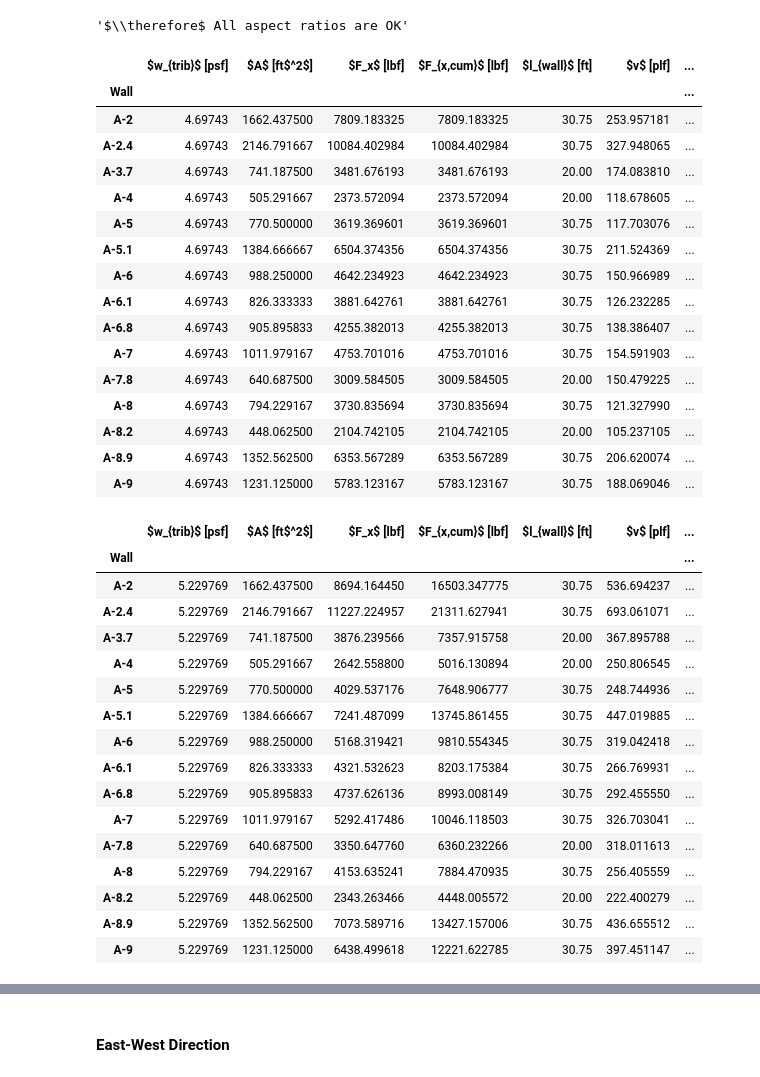
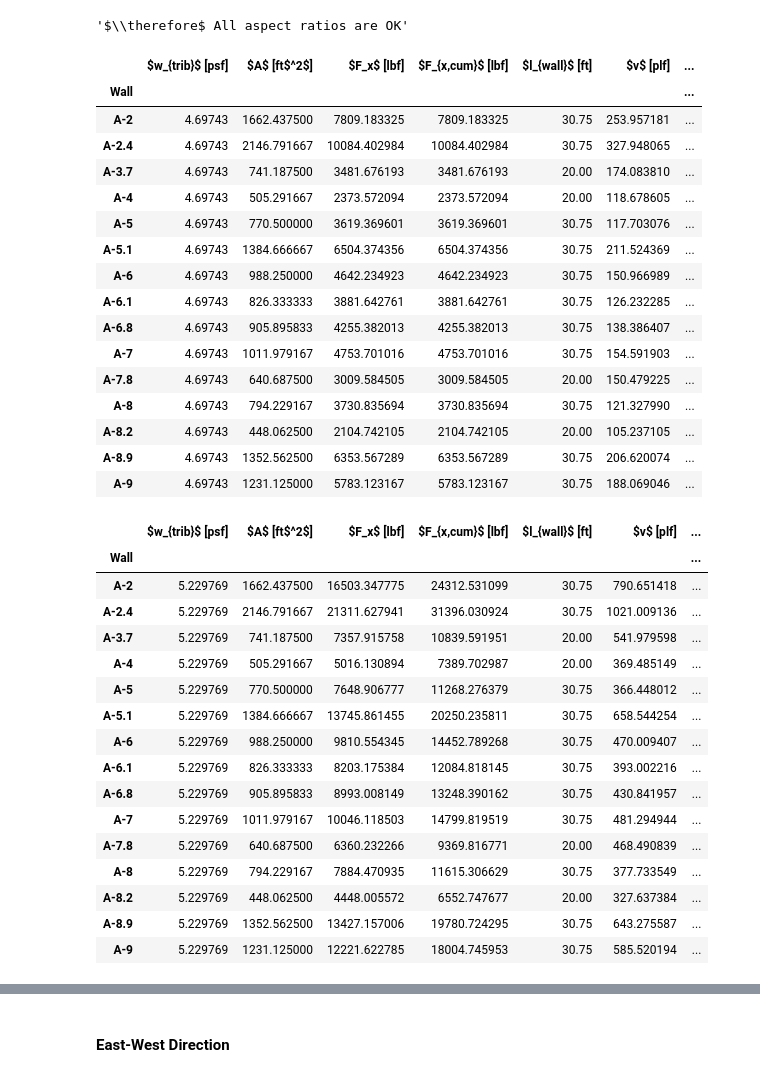
Before and after one commit to kpff-andy-sazima/Beaverton-Creek, a Jupyter notebook: building_a_seismic.ipynb, the cells around one changed output, grey strips where cells are left out. Cells and saved outputs as stored; diff of their text form; code cells hidden in the pictures.

```diff
--- a/building_a_seismic.ipynb
+++ b/building_a_seismic.ipynb
@@ -856,8 +883,8 @@ else:
 # %% [output]
 '$\\therefore$ All aspect ratios are OK'
 # %%
-flexible_ns[["adjusted shear capacity", "nail spacing", "shear stiffness", "shear dcr"]] = get_sheathing_properties(
-    flexible_ns[["adjusted shear demand", "sheathed sides"]], sheathing=sheathing
+flexible_ns[["adjusted unit shear capacity", "nail spacing", "shear stiffness", "shear dcr"]] = (
+    get_sheathing_properties(flexible_ns[["adjusted unit shear demand", "sheathed sides"]], sheathing=sheathing)
 )
 
 shear_dcr_check_value = 1
@@ -867,26 +894,29 @@ if (flexible_ns["shear dcr"] > shear_dcr_check_value).any():
     flexible_ns.loc[flexible_ns["shear dcr"] > shear_dcr_check_value, "sheathed sides"] = 2
     flexible_ns.loc[
         flexible_ns["shear dcr"] > shear_dcr_check_value,
-        ["adjusted shear capacity", "nail spacing", "shear stiffness", "shear dcr"],
+        ["adjusted unit shear capacity", "nail spacing", "shear stiffness", "shear dcr"],
     ] = get_sheathing_properties(
-        flexible_ns.loc[flexible_ns["shear dcr"] > shear_dcr_check_value, ["adjusted shear demand", "sheathed sides"]],
+        flexible_ns.loc[
+            flexible_ns["shear dcr"] > shear_dcr_check_value, ["adjusted unit shear demand", "sheathed sides"]
+        ],
         sheathing=sheathing,
     )
 # %%
 # Update dataframe
-flexible = flexible.reindex(columns=flexible_ns.columns)
-flexible.update(flexible_ns)
+# flexible = flexible.reindex(columns=flexible_ns.columns)
+# # flexible
+# flexible.update(flexible_ns)
 # %%
 # Rename columns for display with LaTeX formatting for units and subscripts/superscripts
 column_name_map = {
     "tributary weight": "$w_{trib}$ [psf]",
     "tributary area": "$A$ [ft$^2$]",
-    "floor shear": "$F_x$ [lbf]",
-    "cumulative shear": "$F_{x,cum}$ [lbf]",
+    "shear demand": "$F_x$ [lbf]",
+    "cumulative shear demand": "$F_{x,cum}$ [lbf]",
     "wall length": "$l_{wall}$ [ft]",
-    "unit shear": "$v$ [plf]",
-    "adjusted shear demand": "$0.7 v$ [lbf]",
-    "adjusted shear capacity": "$v_{cap}$ [plf]",
+    "unit shear demand": "$v$ [plf]",
+    "adjusted unit shear demand": "$0.7 v$ [lbf]",
+    "adjusted unit shear capacity": "$v_{cap}$ [plf]",
     "sheathed sides": "sides",
     "nail spacing": "$s_{nail}$ [in]",
 }
@@ -909,7 +939,7 @@ display_table(
     column_names_filter_and_map=column_name_map,
     position_float="centering",
     caption="Shear wall forces NS - Roof",
-    label=f"tab:shear_wall_forces_roof_ns",
+    label="tab:shear_wall_forces_roof_ns",
 )
 display_table(
     dataframe=flexible_ns,
@@ -917,7 +947,7 @@ display_table(
     column_names_filter_and_map=column_name_map,
     position_float="centering",
     caption="Shear wall forces NS - Level 4",
-    label=f"tab:shear_wall_forces_level4_ns",
+    label="tab:shear_wall_forces_level4_ns",
 )
 display_table(
     dataframe=flexible_ns,
@@ -925,50 +955,50 @@ display_table(
     column_names_filter_and_map=column_name_map,
     position_float="centering",
     caption="Shear wall forces NS - Level 3",
-    label=f"tab:shear_wall_forces_level3_ns",
+    label="tab:shear_wall_forces_level3_ns",
 )
 display_table(
     dataframe=flexible_ns,
     levels="Level 2",
     column_names_filter_and_map=column_name_map,
     position_float="centering",
     caption="Shear wall forces NS - Level 2",
-    label=f"tab:shear_wall_forces_level2_ns",
+    label="tab:shear_wall_forces_level2_ns",
 )
 # %% [output]
 |  | $w_{trib}$ [psf] | $A$ [ft$^2$] | $F_x$ [lbf] | $F_{x,cum}$ [lbf] | $l_{wall}$ [ft] | $v$ [plf] | ... |
 | Wall |  |  |  |  |  |  | ... |
 | A-2 | 4.69743 | 1662.437500 | 7809.183325 | 7809.183325 | 30.75 | 253.957181 | ... |
 | A-2.4 | 4.69743 | 2146.791667 | 10084.402984 | 10084.402984 | 30.75 | 327.948065 | ... |
 | A-3.7 | 4.69743 | 741.187500 | 3481.676193 | 3481.676193 | 20.00 | 174.083810 | ... |
 | A-4 | 4.69743 | 505.291667 | 2373.572094 | 2373.572094 | 20.00 | 118.678605 | ... |
 | A-5 | 4.69743 | 770.500000 | 3619.369601 | 3619.369601 | 30.75 | 117.703076 | ... |
 | A-5.1 | 4.69743 | 1384.666667 | 6504.374356 | 6504.374356 | 30.75 | 211.524369 | ... |
 | A-6 | 4.69743 | 988.250000 | 4642.234923 | 4642.234923 | 30.75 | 150.966989 | ... |
 | A-6.1 | 4.69743 | 826.333333 | 3881.642761 | 3881.642761 | 30.75 | 126.232285 | ... |
 | A-6.8 | 4.69743 | 905.895833 | 4255.382013 | 4255.382013 | 30.75 | 138.386407 | ... |
 | A-7 | 4.69743 | 1011.979167 | 4753.701016 | 4753.701016 | 30.75 | 154.591903 | ... |
 | A-7.8 | 4.69743 | 640.687500 | 3009.584505 | 3009.584505 | 20.00 | 150.479225 | ... |
 | A-8 | 4.69743 | 794.229167 | 3730.835694 | 3730.835694 | 30.75 | 121.327990 | ... |
 | A-8.2 | 4.69743 | 448.062500 | 2104.742105 | 2104.742105 | 20.00 | 105.237105 | ... |
 | A-8.9 | 4.69743 | 1352.562500 | 6353.567289 | 6353.567289 | 30.75 | 206.620074 | ... |
 | A-9 | 4.69743 | 1231.125000 | 5783.123167 | 5783.123167 | 30.75 | 188.069046 | ... |
 |  | $w_{trib}$ [psf] | $A$ [ft$^2$] | $F_x$ [lbf] | $F_{x,cum}$ [lbf] | $l_{wall}$ [ft] | $v$ [plf] | ... |
 | Wall |  |  |  |  |  |  | ... |
-| A-2 | 5.229769 | 1662.437500 | 8694.164450 | 16503.347775 | 30.75 | 536.694237 | ... |
-| A-2.4 | 5.229769 | 2146.791667 | 11227.224957 | 21311.627941 | 30.75 | 693.061071 | ... |
-| A-3.7 | 5.229769 | 741.187500 | 3876.239566 | 7357.915758 | 20.00 | 367.895788 | ... |
-| A-4 | 5.229769 | 505.291667 | 2642.558800 | 5016.130894 | 20.00 | 250.806545 | ... |
-| A-5 | 5.229769 | 770.500000 | 4029.537176 | 7648.906777 | 30.75 | 248.744936 | ... |
-| A-5.1 | 5.229769 | 1384.666667 | 7241.487099 | 13745.861455 | 30.75 | 447.019885 | ... |
-| A-6 | 5.229769 | 988.250000 | 5168.319421 | 9810.554345 | 30.75 | 319.042418 | ... |
-| A-6.1 | 5.229769 | 826.333333 | 4321.532623 | 8203.175384 | 30.75 | 266.769931 | ... |
-| A-6.8 | 5.229769 | 905.895833 | 4737.626136 | 8993.008149 | 30.75 | 292.455550 | ... |
-| A-7 | 5.229769 | 1011.979167 | 5292.417486 | 10046.118503 | 30.75 | 326.703041 | ... |
-| A-7.8 | 5.229769 | 640.687500 | 3350.647760 | 6360.232266 | 20.00 | 318.011613 | ... |
-| A-8 | 5.229769 | 794.229167 | 4153.635241 | 7884.470935 | 30.75 | 256.405559 | ... |
-| A-8.2 | 5.229769 | 448.062500 | 2343.263466 | 4448.005572 | 20.00 | 222.400279 | ... |
-| A-8.9 | 5.229769 | 1352.562500 | 7073.589716 | 13427.157006 | 30.75 | 436.655512 | ... |
-| A-9 | 5.229769 | 1231.125000 | 6438.499618 | 12221.622785 | 30.75 | 397.451147 | ... |
+| A-2 | 5.229769 | 1662.437500 | 16503.347775 | 24312.531099 | 30.75 | 790.651418 | ... |
+| A-2.4 | 5.229769 | 2146.791667 | 21311.627941 | 31396.030924 | 30.75 | 1021.009136 | ... |
+| A-3.7 | 5.229769 | 741.187500 | 7357.915758 | 10839.591951 | 20.00 | 541.979598 | ... |
+| A-4 | 5.229769 | 505.291667 | 5016.130894 | 7389.702987 | 20.00 | 369.485149 | ... |
+| A-5 | 5.229769 | 770.500000 | 7648.906777 | 11268.276379 | 30.75 | 366.448012 | ... |
+| A-5.1 | 5.229769 | 1384.666667 | 13745.861455 | 20250.235811 | 30.75 | 658.544254 | ... |
+| A-6 | 5.229769 | 988.250000 | 9810.554345 | 14452.789268 | 30.75 | 470.009407 | ... |
+| A-6.1 | 5.229769 | 826.333333 | 8203.175384 | 12084.818145 | 30.75 | 393.002216 | ... |
+| A-6.8 | 5.229769 | 905.895833 | 8993.008149 | 13248.390162 | 30.75 | 430.841957 | ... |
+| A-7 | 5.229769 | 1011.979167 | 10046.118503 | 14799.819519 | 30.75 | 481.294944 | ... |
+| A-7.8 | 5.229769 | 640.687500 | 6360.232266 | 9369.816771 | 20.00 | 468.490839 | ... |
+| A-8 | 5.229769 | 794.229167 | 7884.470935 | 11615.306629 | 30.75 | 377.733549 | ... |
+| A-8.2 | 5.229769 | 448.062500 | 4448.005572 | 6552.747677 | 20.00 | 327.637384 | ... |
+| A-8.9 | 5.229769 | 1352.562500 | 13427.157006 | 19780.724295 | 30.75 | 643.275587 | ... |
+| A-9 | 5.229769 | 1231.125000 | 12221.622785 | 18004.745953 | 30.75 | 585.520194 | ... |
 |  | $w_{trib}$ [psf] | $A$ [ft$^2$] | $F_x$ [lbf] | $F_{x,cum}$ [lbf] | $l_{wall}$ [ft] | $v$ [plf] | ... |
 | Wall |  |  |  |  |  |  | ... |
```
Also changed, not shown: parts of 15 cells of this notebook.
